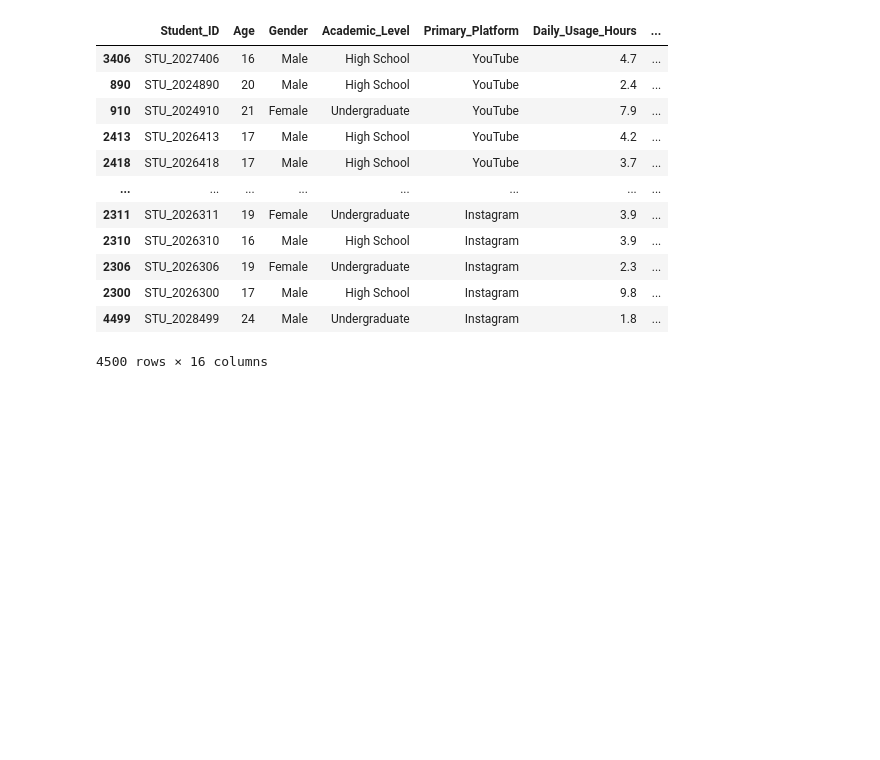
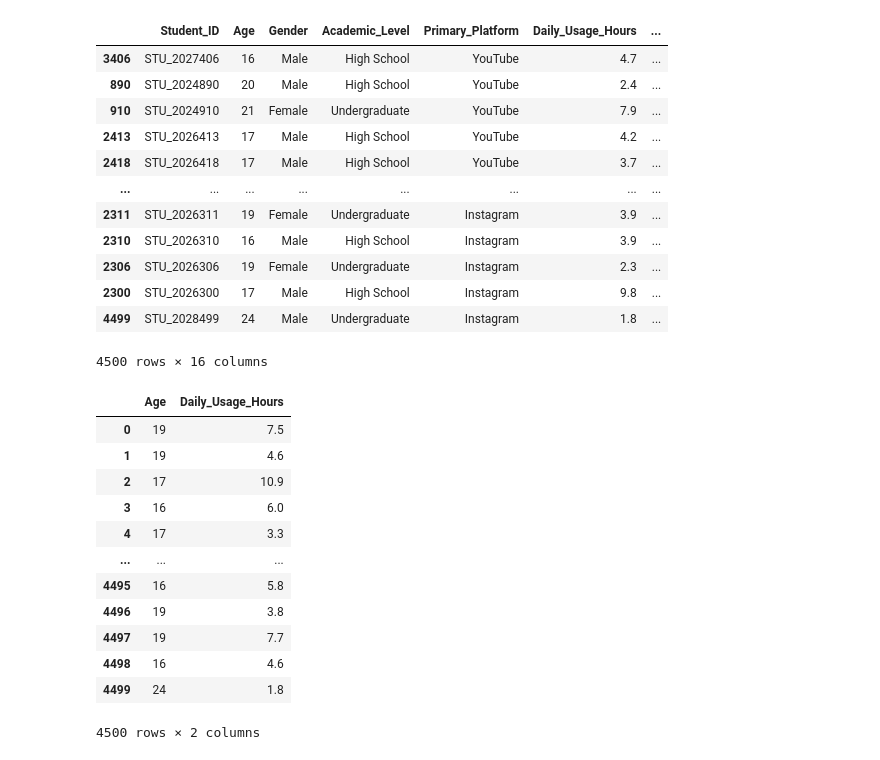
Before and after one commit to Innovators-for-Purpose/iFp-CS-Summer-Learning, a Jupyter notebook: Data-Analysis-Track/my-jupyter-data-analysis.ipynb, the cells around one changed output. Saved outputs shown, nothing was run; the diff lists cells and outputs as text; code cells hidden in the pictures; blank space fills up the shorter version.

```diff
--- a/Data-Analysis-Track/my-jupyter-data-analysis.ipynb
+++ b/Data-Analysis-Track/my-jupyter-data-analysis.ipynb
@@ -573,3 +573,19 @@ display(sorted_platforms)
 | 2300 | STU_2026300 | 17 | Male | High School | Instagram | 9.8 | ... |
 | 4499 | STU_2028499 | 24 | Male | Undergraduate | Instagram | 1.8 | ... |
 4500 rows × 16 columns
+# %%
+display(df[["Age","Daily_Usage_Hours"]])
+# %% [output]
+|  | Age | Daily_Usage_Hours |
+| 0 | 19 | 7.5 |
+| 1 | 19 | 4.6 |
+| 2 | 17 | 10.9 |
+| 3 | 16 | 6.0 |
+| 4 | 17 | 3.3 |
+| ... | ... | ... |
+| 4495 | 16 | 5.8 |
+| 4496 | 19 | 3.8 |
+| 4497 | 19 | 7.7 |
+| 4498 | 16 | 4.6 |
+| 4499 | 24 | 1.8 |
+4500 rows × 2 columns
```
Also changed, not shown: parts of 2 cells of this notebook, 2 other files.
